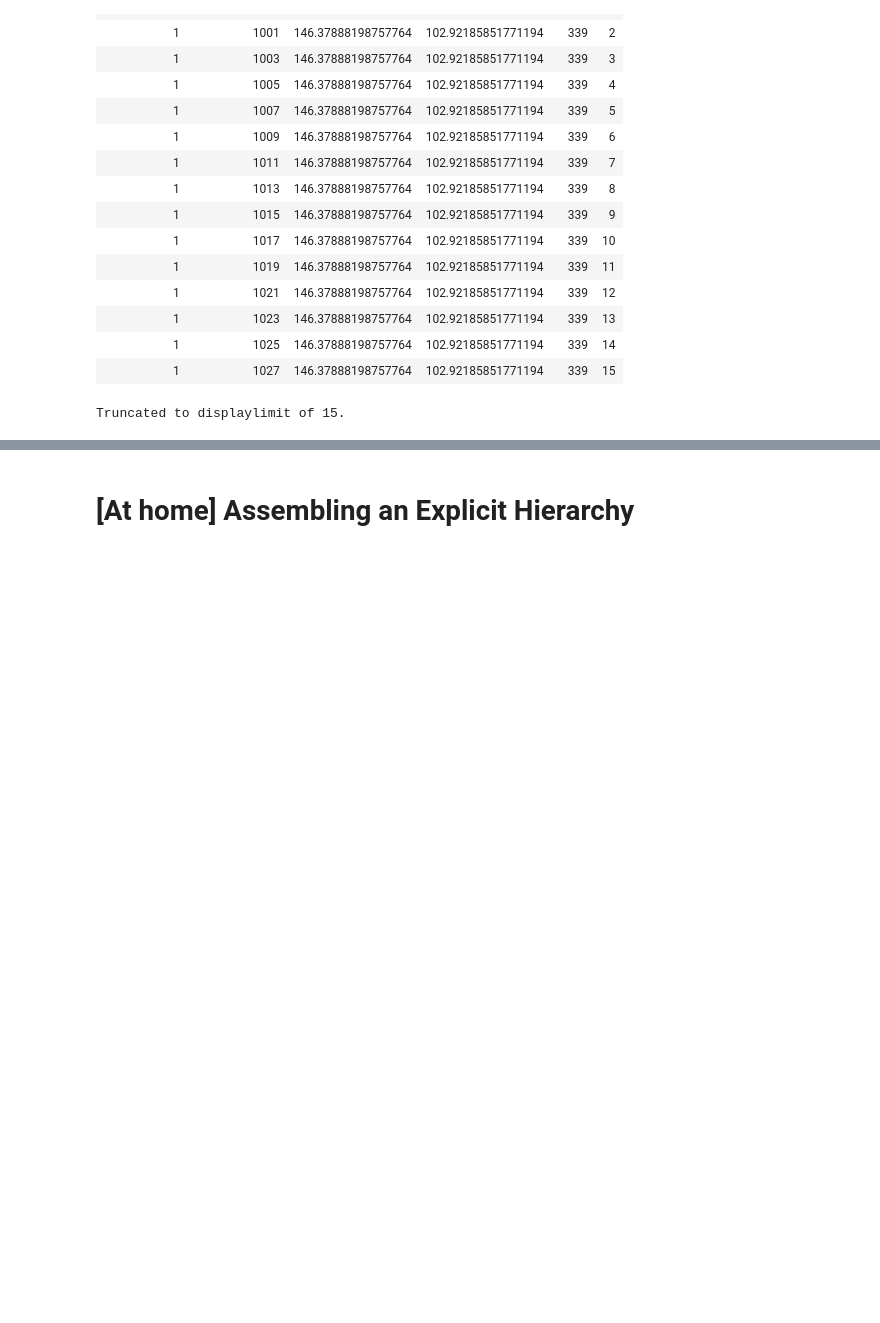
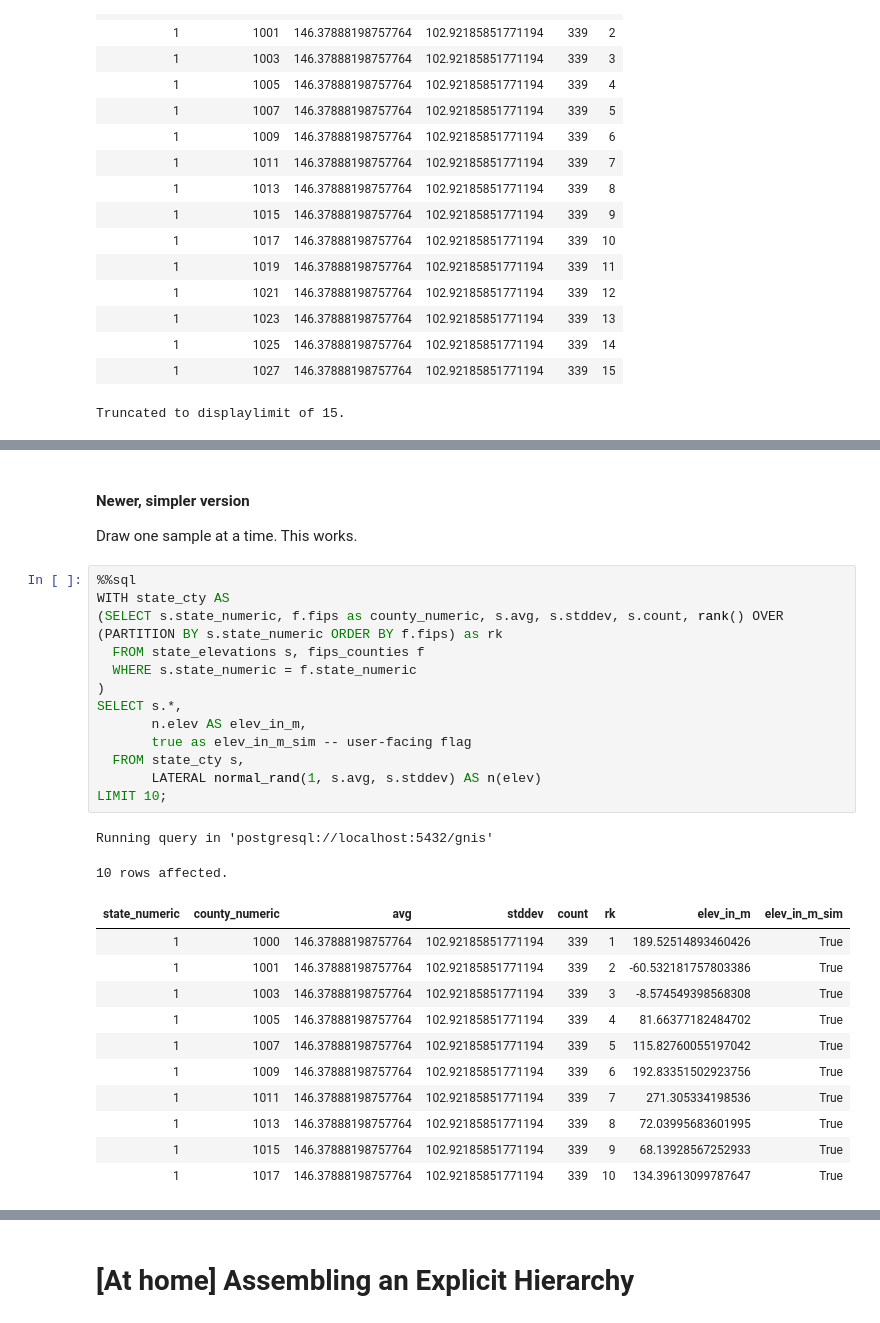
Before and after one commit to data-101-berkeley/fa26-materials, a Jupyter notebook: lec/data-prep-value/data-prep-value.ipynb, the cells around one changed output, grey strips where cells are left out. Cells and saved outputs as stored; diff of their text form; blank space fills up the shorter version.

```diff
--- a/lec/data-prep-value/data-prep-value.ipynb
+++ b/lec/data-prep-value/data-prep-value.ipynb
@@ -718,0 +739,31 @@ Truncated to displaylimit of 15.
+# %% [markdown]
+#### Newer, simpler version
+
+Draw one sample at a time. This works.
+# %%
+%%sql
+WITH state_cty AS
+(SELECT s.state_numeric, f.fips as county_numeric, s.avg, s.stddev, s.count, rank() OVER (PARTITION BY s.state_numeric ORDER BY f.fips) as rk
+  FROM state_elevations s, fips_counties f
+  WHERE s.state_numeric = f.state_numeric
+)
+SELECT s.*,
+       n.elev AS elev_in_m,
+       true as elev_in_m_sim -- user-facing flag
+  FROM state_cty s,
+       LATERAL normal_rand(1, s.avg, s.stddev) AS n(elev)
+LIMIT 10;
+# %% [output]
+Running query in 'postgresql://localhost:5432/gnis'
+10 rows affected.
+| state_numeric | county_numeric | avg | stddev | count | rk | elev_in_m | elev_in_m_sim |
+| 1 | 1000 | 146.37888198757764 | 102.92185851771194 | 339 | 1 | 189.52514893460426 | True |
+| 1 | 1001 | 146.37888198757764 | 102.92185851771194 | 339 | 2 | -60.532181757803386 | True |
+| 1 | 1003 | 146.37888198757764 | 102.92185851771194 | 339 | 3 | -8.574549398568308 | True |
+| 1 | 1005 | 146.37888198757764 | 102.92185851771194 | 339 | 4 | 81.66377182484702 | True |
+| 1 | 1007 | 146.37888198757764 | 102.92185851771194 | 339 | 5 | 115.82760055197042 | True |
+| 1 | 1009 | 146.37888198757764 | 102.92185851771194 | 339 | 6 | 192.83351502923756 | True |
+| 1 | 1011 | 146.37888198757764 | 102.92185851771194 | 339 | 7 | 271.305334198536 | True |
+| 1 | 1013 | 146.37888198757764 | 102.92185851771194 | 339 | 8 | 72.03995683601995 | True |
+| 1 | 1015 | 146.37888198757764 | 102.92185851771194 | 339 | 9 | 68.13928567252933 | True |
+| 1 | 1017 | 146.37888198757764 | 102.92185851771194 | 339 | 10 | 134.39613099787647 | True |
```
Also changed, not shown: parts of 19 cells of this notebook.
